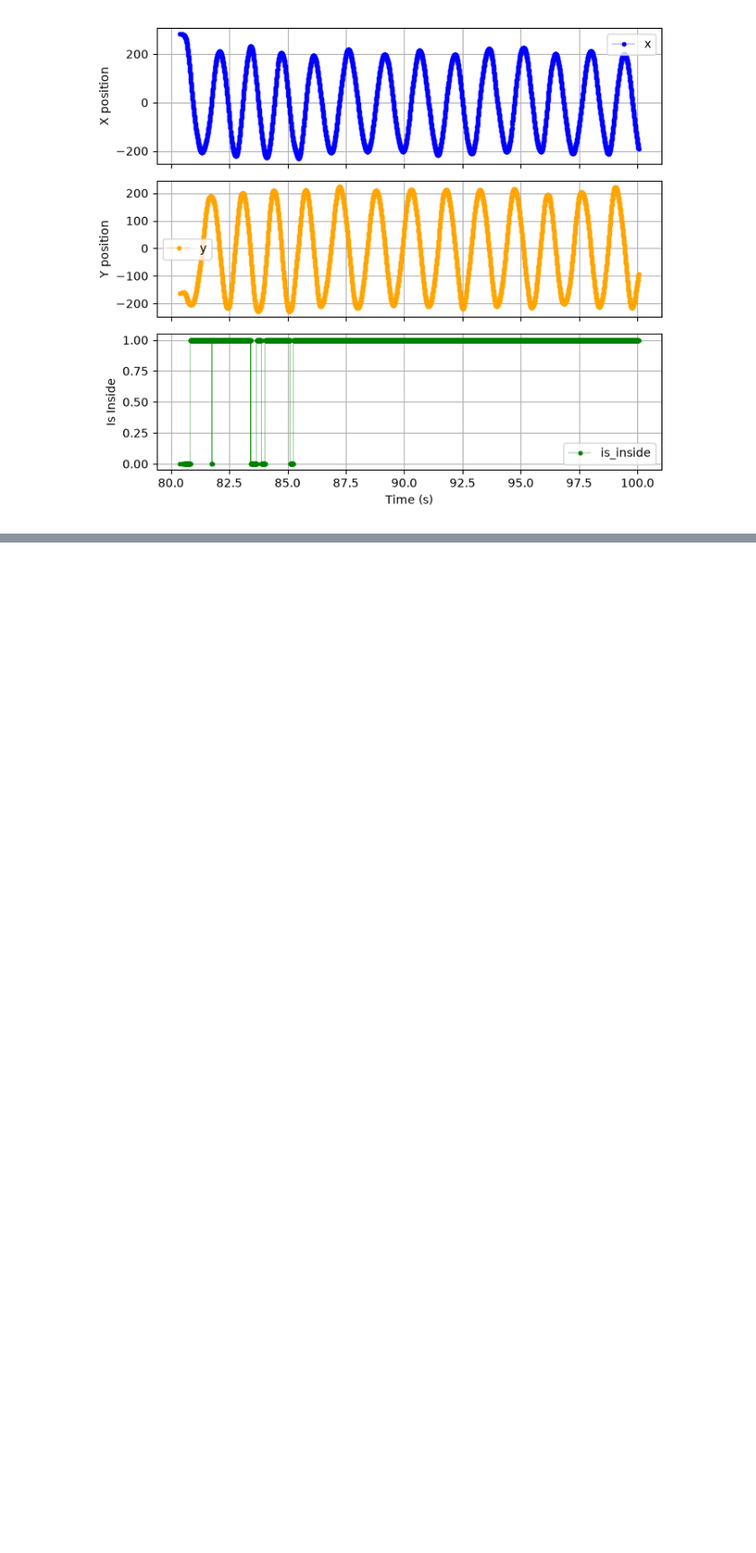
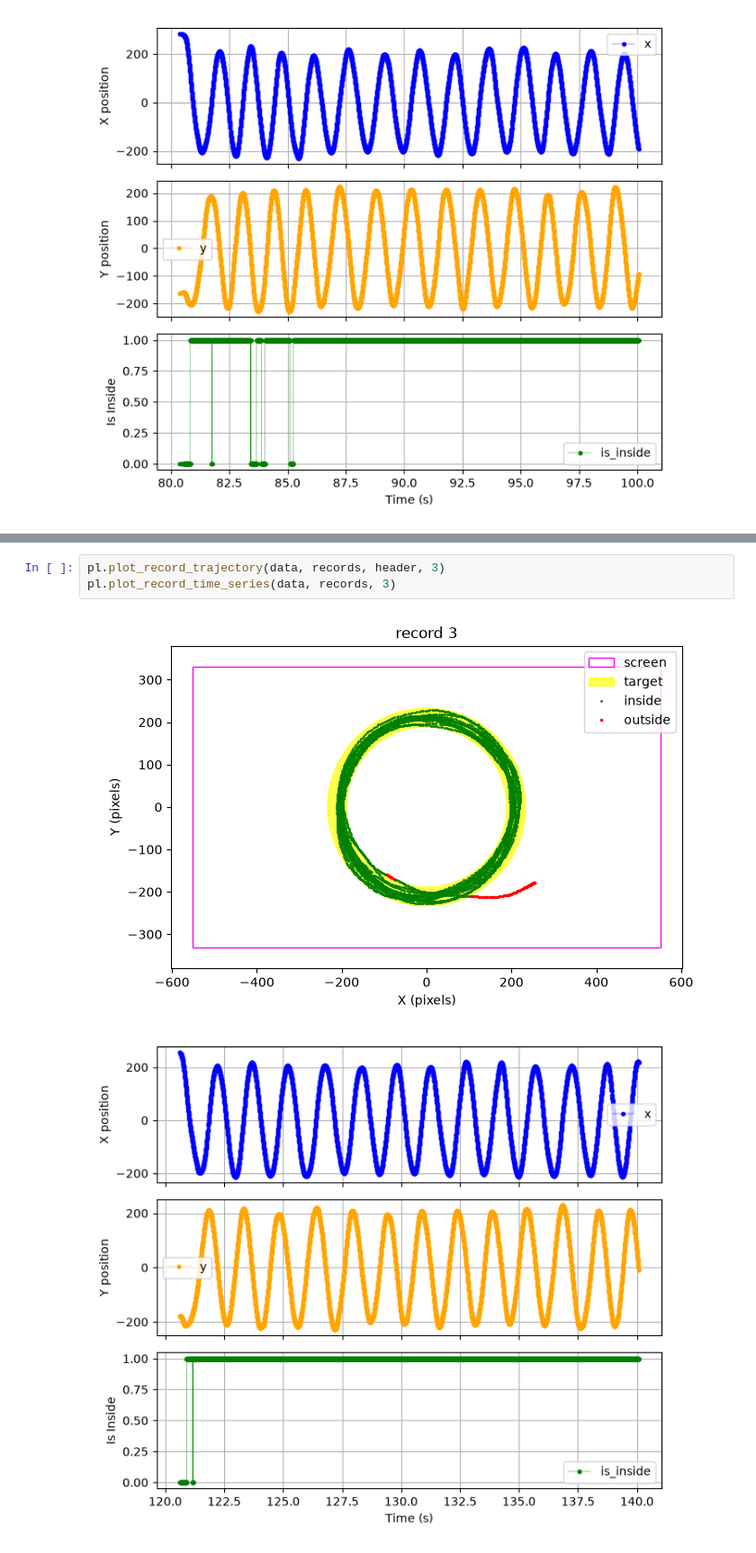
Before and after one commit to ChloeGil-student/Circular-task-analysis, a Jupyter notebook: notebooks/02_figures.ipynb, the cells around one changed output, grey strips where cells are left out. Shown at 90% size. Cells and saved outputs as stored; diff of their text form; blank space fills up the shorter version.

Commit message:
Add record 3 figures

```diff
--- a/notebooks/02_figures.ipynb
+++ b/notebooks/02_figures.ipynb
@@ -115,0 +121,6 @@ pl.plot_record_time_series(data, records, 2)
+# %%
+pl.plot_record_trajectory(data, records, header, 3)
+pl.plot_record_time_series(data, records, 3)
+# %% [output]
+[figure, added]
+[figure, added]
```
Also changed, not shown: parts of 1 cell of this notebook.
